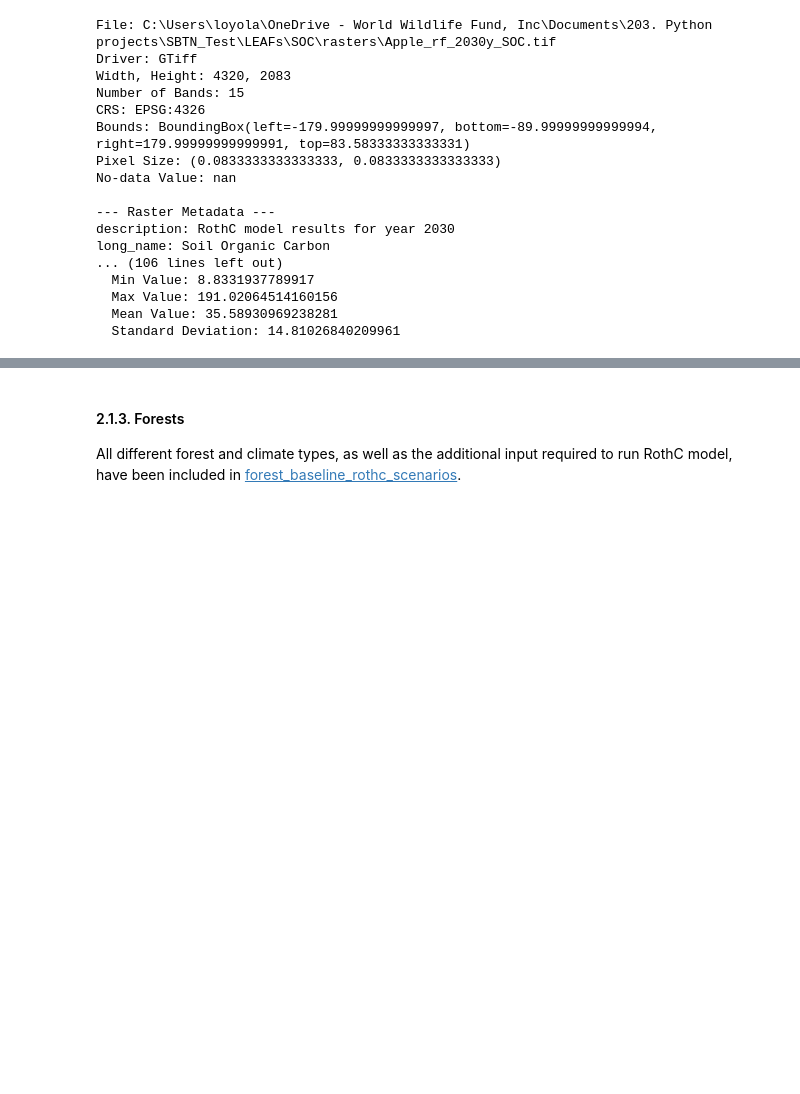
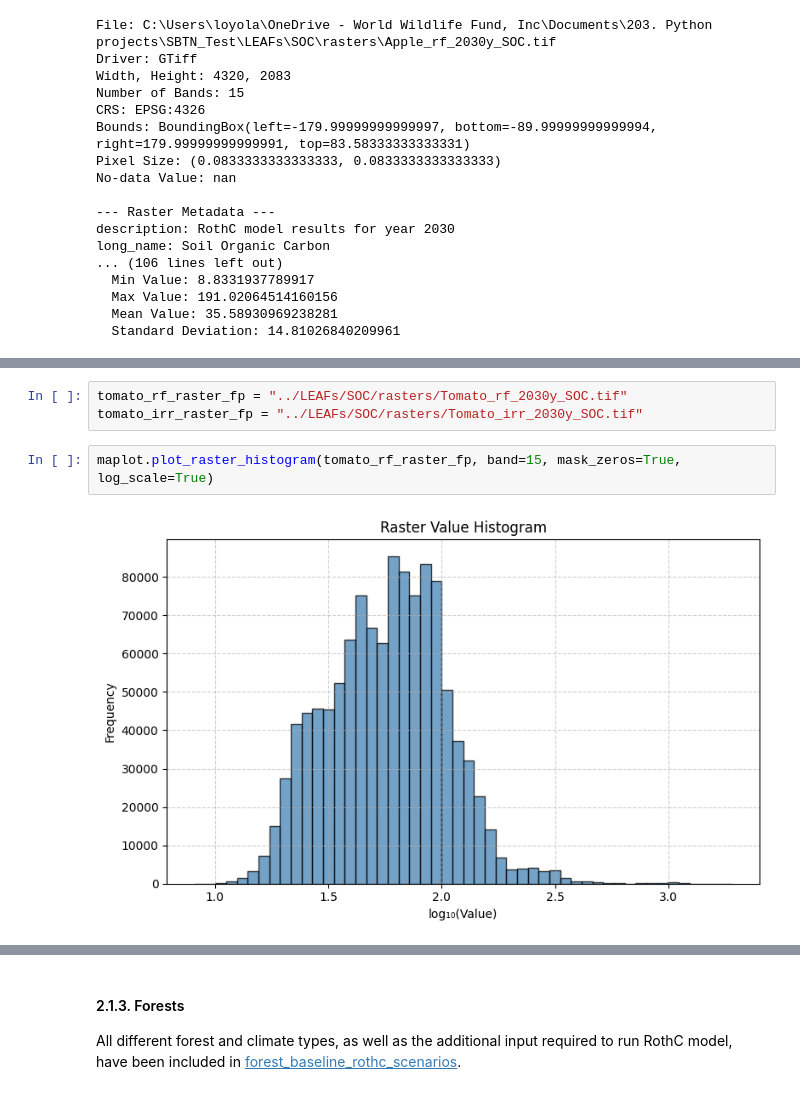
Before and after one commit to cloyolaangosto/SBTN_Land_LEAFs, a Jupyter notebook: documentation/SOC_LEAFs_Baseline.ipynb, the cells around one changed output, grey strips where cells are left out. Cells and saved outputs as stored; diff of their text form; blank space fills up the shorter version.

```diff
--- a/documentation/SOC_LEAFs_Baseline.ipynb
+++ b/documentation/SOC_LEAFs_Baseline.ipynb
@@ -692,0 +698,7 @@ All positives route (quantiles)
+# %%
+tomato_rf_raster_fp = "../LEAFs/SOC/rasters/Tomato_rf_2030y_SOC.tif"
+tomato_irr_raster_fp = "../LEAFs/SOC/rasters/Tomato_irr_2030y_SOC.tif"
+# %%
+maplot.plot_raster_histogram(tomato_rf_raster_fp, band=15, mask_zeros=True, log_scale=True)
+# %% [output]
+[figure, added]
```
Also changed, not shown: parts of 38 cells of this notebook.
